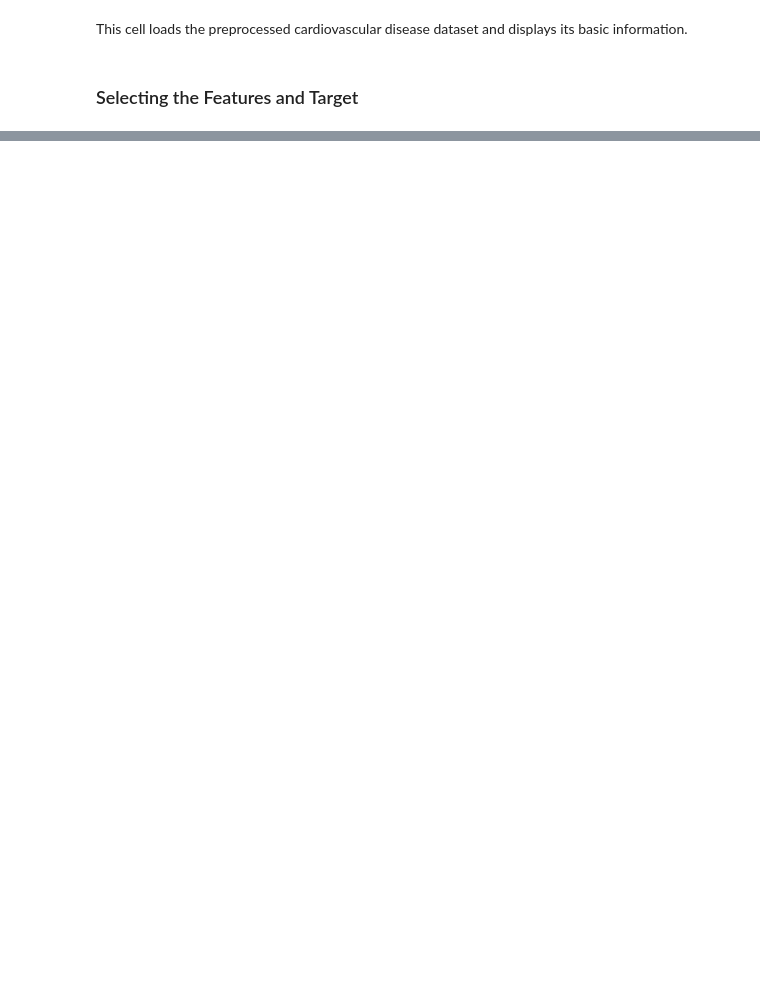
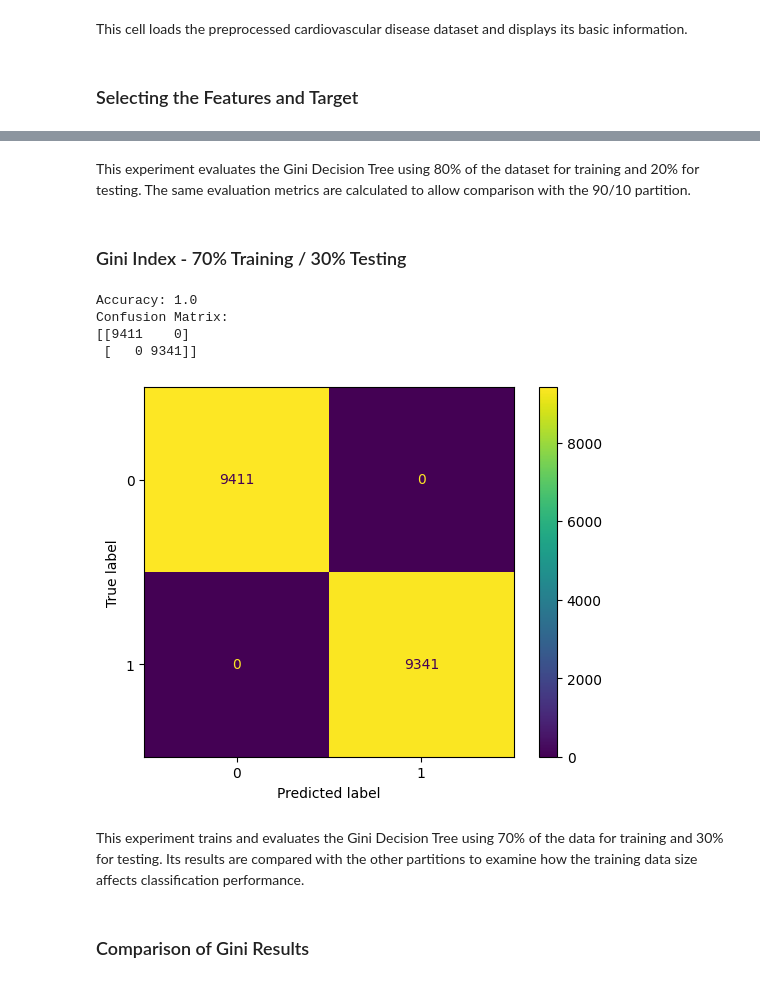
Before and after one commit to Mashael-fs/IT326-Cardiovascular-Disease, a Jupyter notebook: Reports Folder/Phase3.ipynb, the cells around one changed output, grey strips where cells are left out. Saved outputs shown, nothing was run; the diff lists cells and outputs as text; code cells hidden in the pictures; blank space fills up the shorter version.

```diff
--- a/Reports Folder/Phase3.ipynb
+++ b/Reports Folder/Phase3.ipynb
@@ -33,0 +140,37 @@ This cell loads the preprocessed cardiovascular disease dataset and displays its
+# %% [markdown]
+This experiment evaluates the Gini Decision Tree using 80% of the dataset for training and 20% for testing. The same evaluation metrics are calculated to allow comparison with the 90/10 partition.
+# %% [markdown]
+### Gini Index - 70% Training / 30% Testing
+# %%
+# Split dataset into training set and test set
+X_train, X_test, y_train, y_test = train_test_split(X, y, test_size=0.3, random_state=1)
+
+# Create Decision Tree classifer object
+clf = DecisionTreeClassifier(random_state=1)
+
+# Train Decision Tree Classifer
+clf = clf.fit(X_train, y_train)
+
+#Predict the response for test dataset
+y_pred = clf.predict(X_test)
+
+# Model Accuracy
+print("Accuracy:", metrics.accuracy_score(y_test, y_pred))
+
+#compute and print the confusion matrix
+cm = confusion_matrix(y_test, y_pred)
+print("Confusion Matrix:")
+print(cm)
+
+# create a confusion matrix display object
+disp = ConfusionMatrixDisplay.from_estimator(clf, X_test, y_test, display_labels=cn)
+# %% [output]
+Accuracy: 1.0
+Confusion Matrix:
+[[9411    0]
+ [   0 9341]]
+[figure, added]
+# %% [markdown]
+This experiment trains and evaluates the Gini Decision Tree using 70% of the data for training and 30% for testing. Its results are compared with the other partitions to examine how the training data size affects classification performance.
+# %% [markdown]
+### Comparison of Gini Results
```
Also changed, not shown: parts of 11 cells of this notebook.
